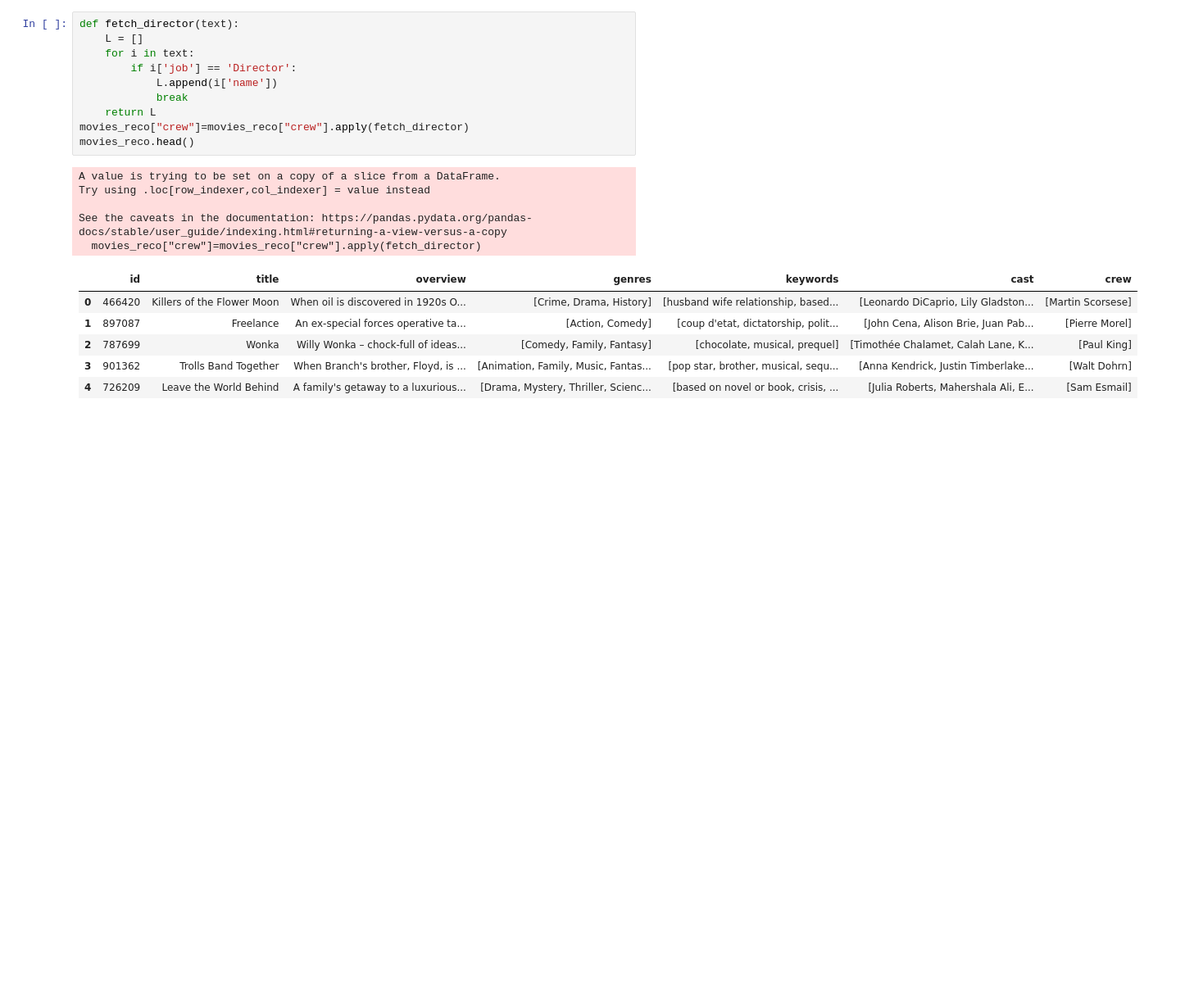
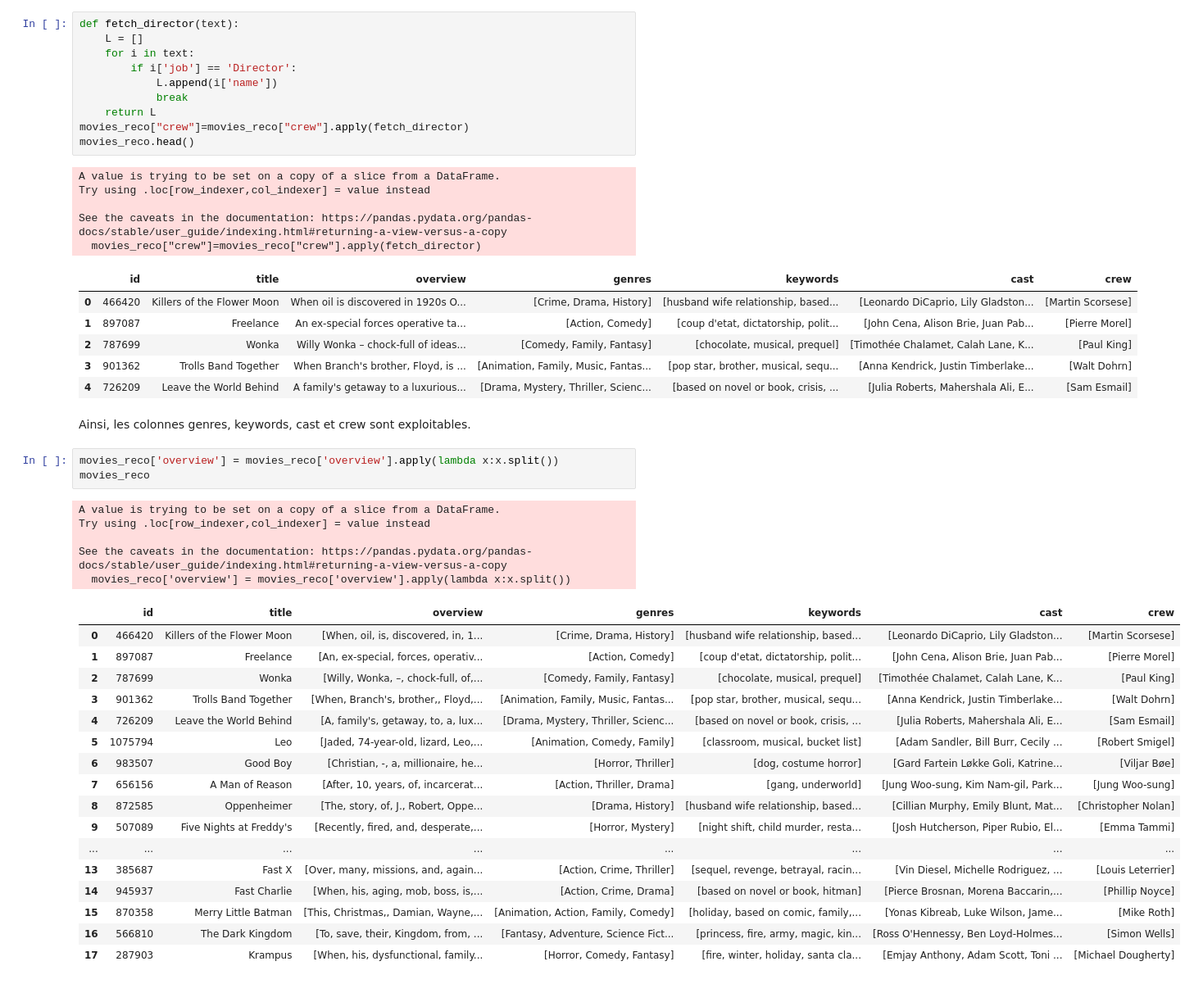
Before and after one commit to yassprogramme/Python_ENSAE_2A_app, a Jupyter notebook: Notebook.ipynb, the cells around one changed output. Shown at 82% size. Cells and saved outputs as stored; diff of their text form; blank space fills up the shorter version.

```diff
--- a/Notebook.ipynb
+++ b/Notebook.ipynb
@@ -267,3 +276,31 @@ See the caveats in the documentation: https://pandas.pydata.org/pandas-docs/stab
 | 2 | 787699 | Wonka | Willy Wonka – chock-full of ideas... | [Comedy, Family, Fantasy] | [chocolate, musical, prequel] | [Timothée Chalamet, Calah Lane, K... | [Paul King] |
 | 3 | 901362 | Trolls Band Together | When Branch's brother, Floyd, is ... | [Animation, Family, Music, Fantas... | [pop star, brother, musical, sequ... | [Anna Kendrick, Justin Timberlake... | [Walt Dohrn] |
 | 4 | 726209 | Leave the World Behind | A family's getaway to a luxurious... | [Drama, Mystery, Thriller, Scienc... | [based on novel or book, crisis, ... | [Julia Roberts, Mahershala Ali, E... | [Sam Esmail] |
+# %% [markdown]
+Ainsi, les colonnes genres, keywords, cast et crew sont exploitables.
+# %%
+movies_reco['overview'] = movies_reco['overview'].apply(lambda x:x.split())
+movies_reco
+# %% [output]
+A value is trying to be set on a copy of a slice from a DataFrame.
+Try using .loc[row_indexer,col_indexer] = value instead
+
+See the caveats in the documentation: https://pandas.pydata.org/pandas-docs/stable/user_guide/indexing.html#returning-a-view-versus-a-copy
+  movies_reco['overview'] = movies_reco['overview'].apply(lambda x:x.split())
+|  | id | title | overview | genres | keywords | cast | crew |
+| 0 | 466420 | Killers of the Flower Moon | [When, oil, is, discovered, in, 1... | [Crime, Drama, History] | [husband wife relationship, based... | [Leonardo DiCaprio, Lily Gladston... | [Martin Scorsese] |
+| 1 | 897087 | Freelance | [An, ex-special, forces, operativ... | [Action, Comedy] | [coup d'etat, dictatorship, polit... | [John Cena, Alison Brie, Juan Pab... | [Pierre Morel] |
+| 2 | 787699 | Wonka | [Willy, Wonka, –, chock-full, of,... | [Comedy, Family, Fantasy] | [chocolate, musical, prequel] | [Timothée Chalamet, Calah Lane, K... | [Paul King] |
+| 3 | 901362 | Trolls Band Together | [When, Branch's, brother,, Floyd,... | [Animation, Family, Music, Fantas... | [pop star, brother, musical, sequ... | [Anna Kendrick, Justin Timberlake... | [Walt Dohrn] |
+| 4 | 726209 | Leave the World Behind | [A, family's, getaway, to, a, lux... | [Drama, Mystery, Thriller, Scienc... | [based on novel or book, crisis, ... | [Julia Roberts, Mahershala Ali, E... | [Sam Esmail] |
+| 5 | 1075794 | Leo | [Jaded, 74-year-old, lizard, Leo,... | [Animation, Comedy, Family] | [classroom, musical, bucket list] | [Adam Sandler, Bill Burr, Cecily ... | [Robert Smigel] |
+| 6 | 983507 | Good Boy | [Christian, -, a, millionaire, he... | [Horror, Thriller] | [dog, costume horror] | [Gard Fartein Løkke Goli, Katrine... | [Viljar Bøe] |
+| 7 | 656156 | A Man of Reason | [After, 10, years, of, incarcerat... | [Action, Thriller, Drama] | [gang, underworld] | [Jung Woo-sung, Kim Nam-gil, Park... | [Jung Woo-sung] |
+| 8 | 872585 | Oppenheimer | [The, story, of, J., Robert, Oppe... | [Drama, History] | [husband wife relationship, based... | [Cillian Murphy, Emily Blunt, Mat... | [Christopher Nolan] |
+| 9 | 507089 | Five Nights at Freddy's | [Recently, fired, and, desperate,... | [Horror, Mystery] | [night shift, child murder, resta... | [Josh Hutcherson, Piper Rubio, El... | [Emma Tammi] |
+| ... | ... | ... | ... | ... | ... | ... | ... |
+| 13 | 385687 | Fast X | [Over, many, missions, and, again... | [Action, Crime, Thriller] | [sequel, revenge, betrayal, racin... | [Vin Diesel, Michelle Rodriguez, ... | [Louis Leterrier] |
+| 14 | 945937 | Fast Charlie | [When, his, aging, mob, boss, is,... | [Action, Crime, Drama] | [based on novel or book, hitman] | [Pierce Brosnan, Morena Baccarin,... | [Phillip Noyce] |
+| 15 | 870358 | Merry Little Batman | [This, Christmas,, Damian, Wayne,... | [Animation, Action, Family, Comedy] | [holiday, based on comic, family,... | [Yonas Kibreab, Luke Wilson, Jame... | [Mike Roth] |
+| 16 | 566810 | The Dark Kingdom | [To, save, their, Kingdom, from, ... | [Fantasy, Adventure, Science Fict... | [princess, fire, army, magic, kin... | [Ross O'Hennessy, Ben Loyd-Holmes... | [Simon Wells] |
+| 17 | 287903 | Krampus | [When, his, dysfunctional, family... | [Horror, Comedy, Fantasy] | [fire, winter, holiday, santa cla... | [Emjay Anthony, Adam Scott, Toni ... | [Michael Dougherty] |
```
Also changed, not shown: parts of 7 cells of this notebook.
